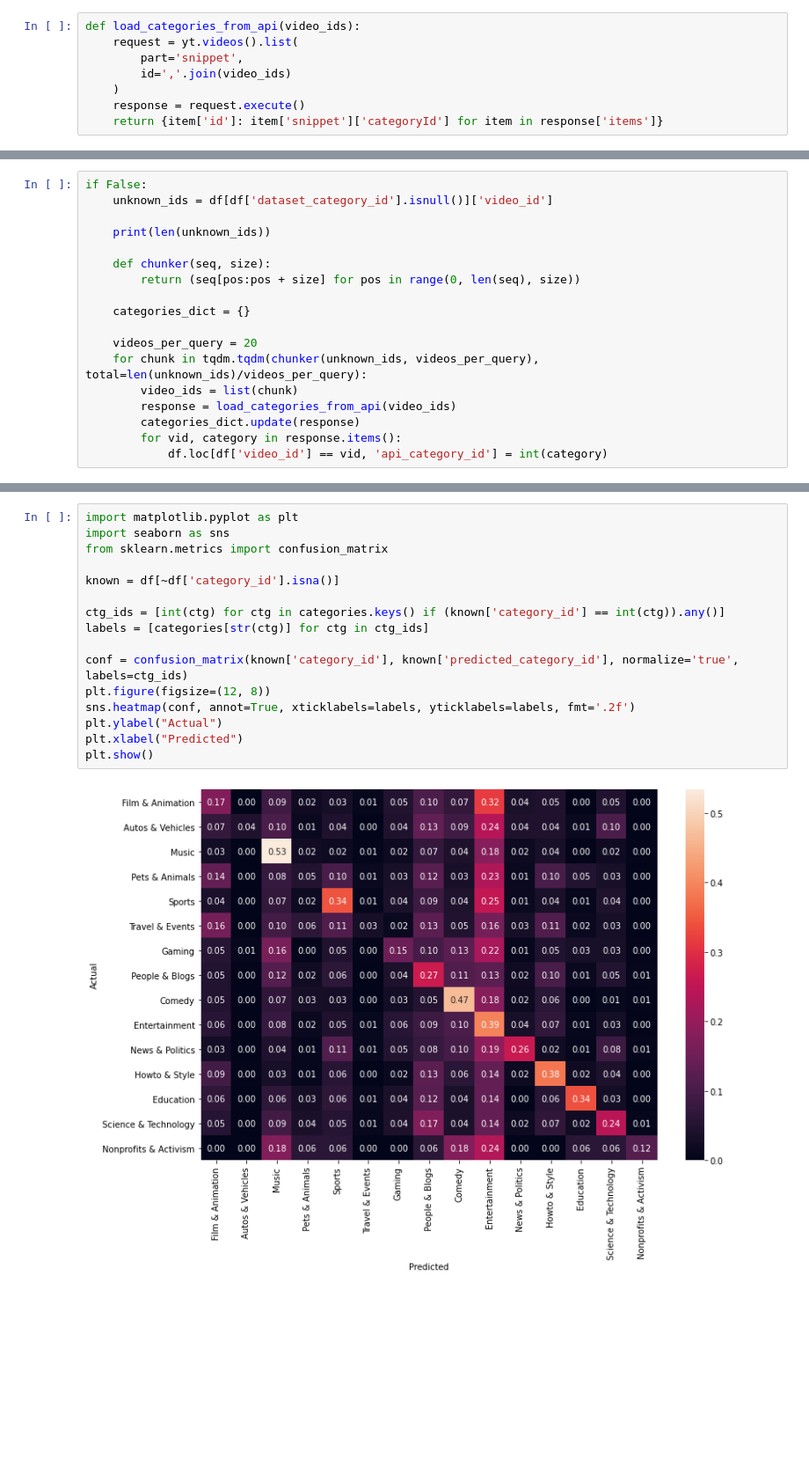
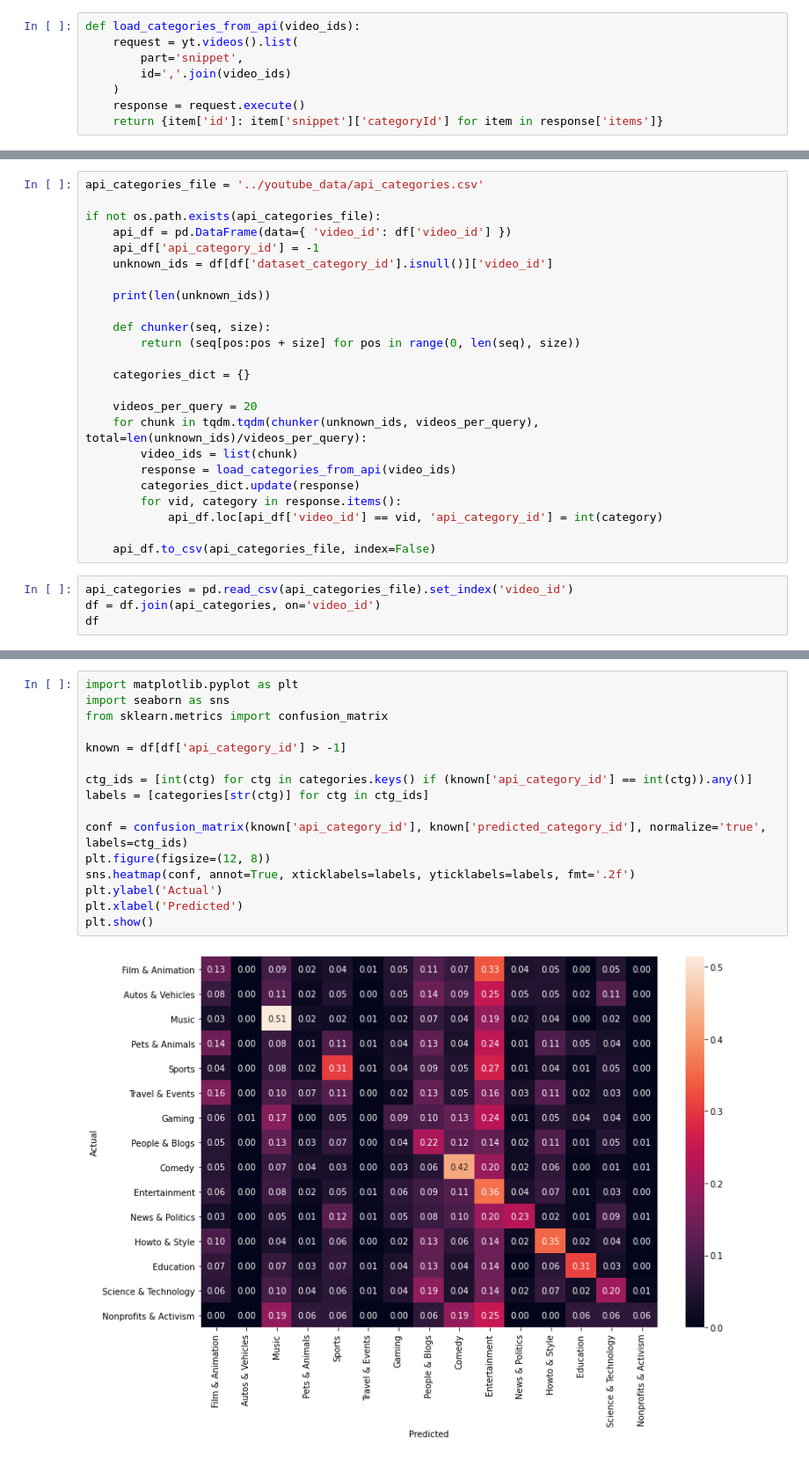
Before and after one commit to hejmsdz/youtube-trending-prediction, a Jupyter notebook: notebooks/05_youtube_api.ipynb, the cells around one changed output, grey strips where cells are left out. Shown at 88% size. Drawn from its saved outputs; the diff is of its cells as text; blank space fills up the shorter version.

```diff
--- a/notebooks/05_youtube_api.ipynb
+++ b/notebooks/05_youtube_api.ipynb
@@ -41,5 +24,9 @@ df
 # %%
-if False:
+api_categories_file = '../youtube_data/api_categories.csv'
+
+if not os.path.exists(api_categories_file):
+    api_df = pd.DataFrame(data={ 'video_id': df['video_id'] })
+    api_df['api_category_id'] = -1
     unknown_ids = df[df['dataset_category_id'].isnull()]['video_id']
 
     print(len(unknown_ids))
@@ -55,4 +42,10 @@ if False:
         response = load_categories_from_api(video_ids)
         categories_dict.update(response)
         for vid, category in response.items():
-            df.loc[df['video_id'] == vid, 'api_category_id'] = int(category)
+            api_df.loc[api_df['video_id'] == vid, 'api_category_id'] = int(category)
+
+    api_df.to_csv(api_categories_file, index=False)
+# %%
+api_categories = pd.read_csv(api_categories_file).set_index('video_id')
+df = df.join(api_categories, on='video_id')
+df
@@ -59,21 +66,21 @@ if False:
 # %%
 import matplotlib.pyplot as plt
 import seaborn as sns
 from sklearn.metrics import confusion_matrix
 
-known = df[~df['category_id'].isna()]
+known = df[df['api_category_id'] > -1]
 
-ctg_ids = [int(ctg) for ctg in categories.keys() if (known['category_id'] == int(ctg)).any()]
+ctg_ids = [int(ctg) for ctg in categories.keys() if (known['api_category_id'] == int(ctg)).any()]
 labels = [categories[str(ctg)] for ctg in ctg_ids]
 
-conf = confusion_matrix(known['category_id'], known['predicted_category_id'], normalize='true', labels=ctg_ids)
+conf = confusion_matrix(known['api_category_id'], known['predicted_category_id'], normalize='true', labels=ctg_ids)
 plt.figure(figsize=(12, 8))
 sns.heatmap(conf, annot=True, xticklabels=labels, yticklabels=labels, fmt='.2f')
-plt.ylabel("Actual")
-plt.xlabel("Predicted")
+plt.ylabel('Actual')
+plt.xlabel('Predicted')
 plt.show()
 # %% [output]
-[figure, old version]
+[figure, new version]
 # %%
 from sklearn.metrics import classification_report
 
```
Also changed, not shown: parts of 3 cells of this notebook.
